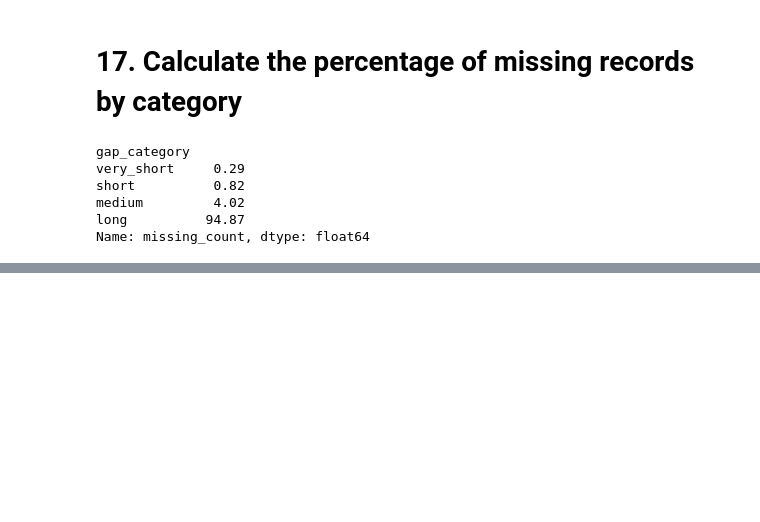
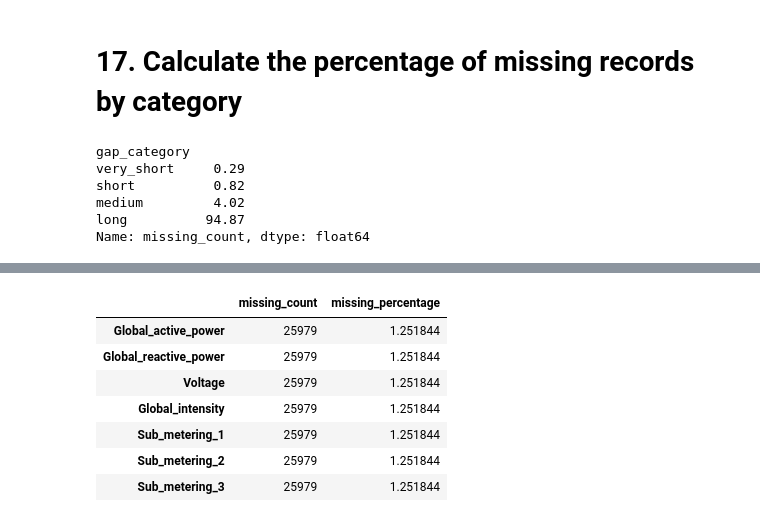
Before and after one commit to Dumi96/ML-Based-Electricity-Demand-Forecasting-Consumption-Anomaly-Detection-for-Smart-Homes, a Jupyter notebook: notebooks/01_data_ingestion_and_quality.ipynb, the cells around one changed output, grey strips where cells are left out. Saved outputs shown, nothing was run; the diff lists cells and outputs as text; code cells hidden in the pictures; blank space fills up the shorter version.

```diff
--- a/notebooks/01_data_ingestion_and_quality.ipynb
+++ b/notebooks/01_data_ingestion_and_quality.ipynb
@@ -748,0 +973,30 @@ Name: missing_count, dtype: float64
+# %%
+missing_after_conversion = (
+    df[NUMERIC_COLUMNS]
+    .isna()
+    .sum()
+    .to_frame("missing_count")
+)
+
+missing_after_conversion["missing_percentage"] = (
+    missing_after_conversion["missing_count"]
+    / len(df)
+    * 100
+)
+
+display(
+    missing_after_conversion
+    .sort_values(
+        "missing_count",
+        ascending=False
+    )
+)
+# %% [output]
+|  | missing_count | missing_percentage |
+| Global_active_power | 25979 | 1.251844 |
+| Global_reactive_power | 25979 | 1.251844 |
+| Voltage | 25979 | 1.251844 |
+| Global_intensity | 25979 | 1.251844 |
+| Sub_metering_1 | 25979 | 1.251844 |
+| Sub_metering_2 | 25979 | 1.251844 |
+| Sub_metering_3 | 25979 | 1.251844 |
```
Also changed, not shown: parts of 77 cells of this notebook, 3 other files.
